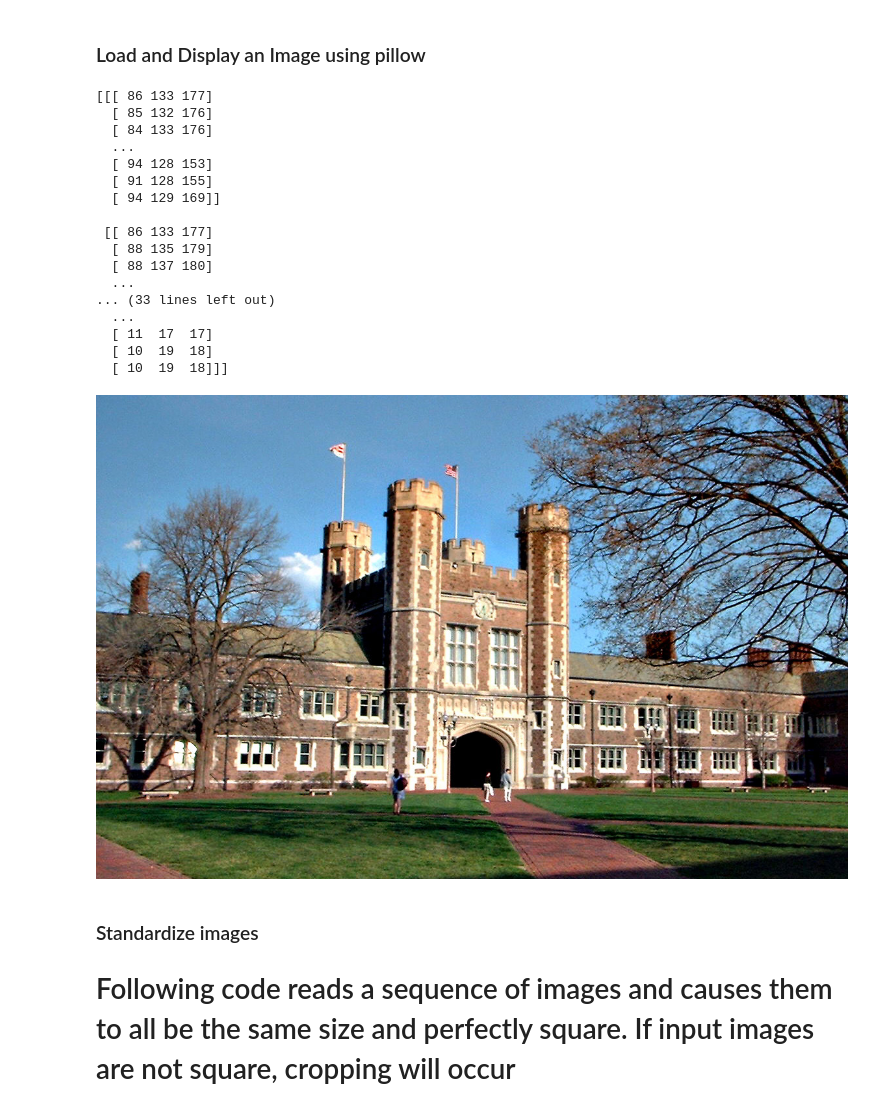
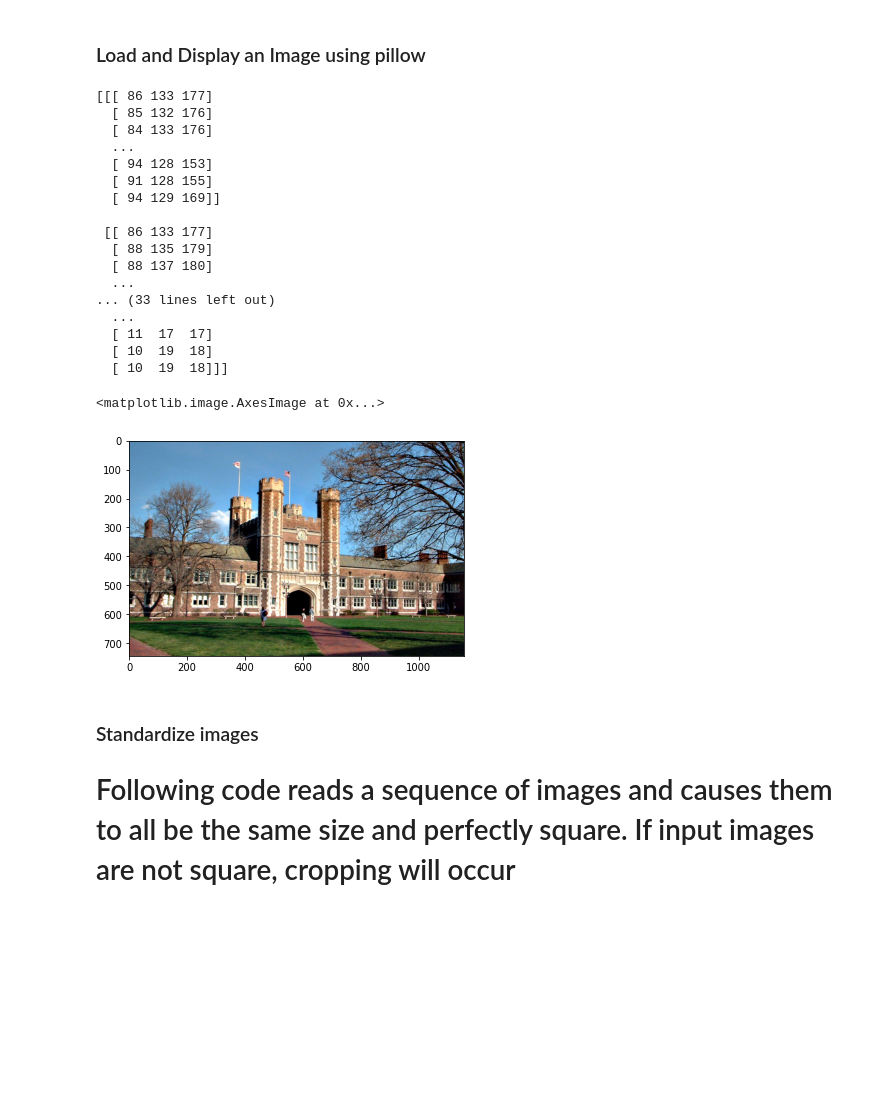
Before and after one commit to pranav98711/Google-Colaboratory, a Jupyter notebook: DeepLearning/Projects/4Image_preprocessing.ipynb, the cells around one changed output. Saved outputs shown, nothing was run; the diff lists cells and outputs as text; code cells hidden in the pictures; blank space fills up the shorter version.

```diff
--- a/DeepLearning/Projects/4Image_preprocessing.ipynb
+++ b/DeepLearning/Projects/4Image_preprocessing.ipynb
@@ -14,35 +14,38 @@ from io import BytesIO
 import numpy as np
 
 %matplotlib inline
 
 url="https://upload.wikimedia.org/wikipedia/commons/9/92/Brookings.jpg"
 
 response=requests.get(url)
 img=Image.open(BytesIO(response.content))
 img.load()
 
 print(np.array(img))
 
-img
+# Plot the image using array (use plt.imshow if not imported)
+m=np.array(img)
+imshow(m)
 # %% [output]
 [[[ 86 133 177]
   [ 85 132 176]
   [ 84 133 176]
   ...
   [ 94 128 153]
   [ 91 128 155]
   [ 94 129 169]]
 
  [[ 86 133 177]
   [ 88 135 179]
   [ 88 137 180]
   ...
 ... (33 lines left out)
   ...
   [ 11  17  17]
   [ 10  19  18]
   [ 10  19  18]]]
+<matplotlib.image.AxesImage at 0x...>
-[figure, old version]
+[figure, new version]
 # %% [markdown]
 ### Standardize images
 # Following code reads a sequence of images and causes them to all be the same size and perfectly square. If input images are not square, cropping will occur
```
